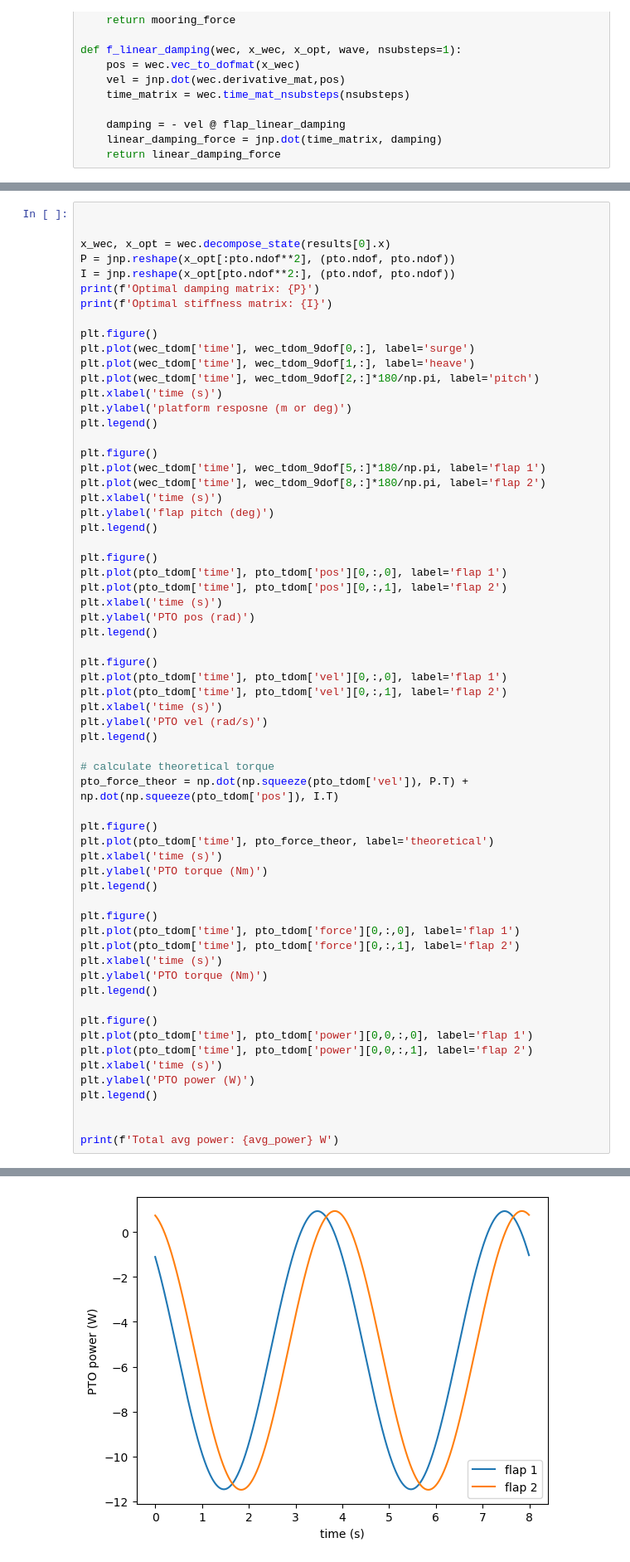
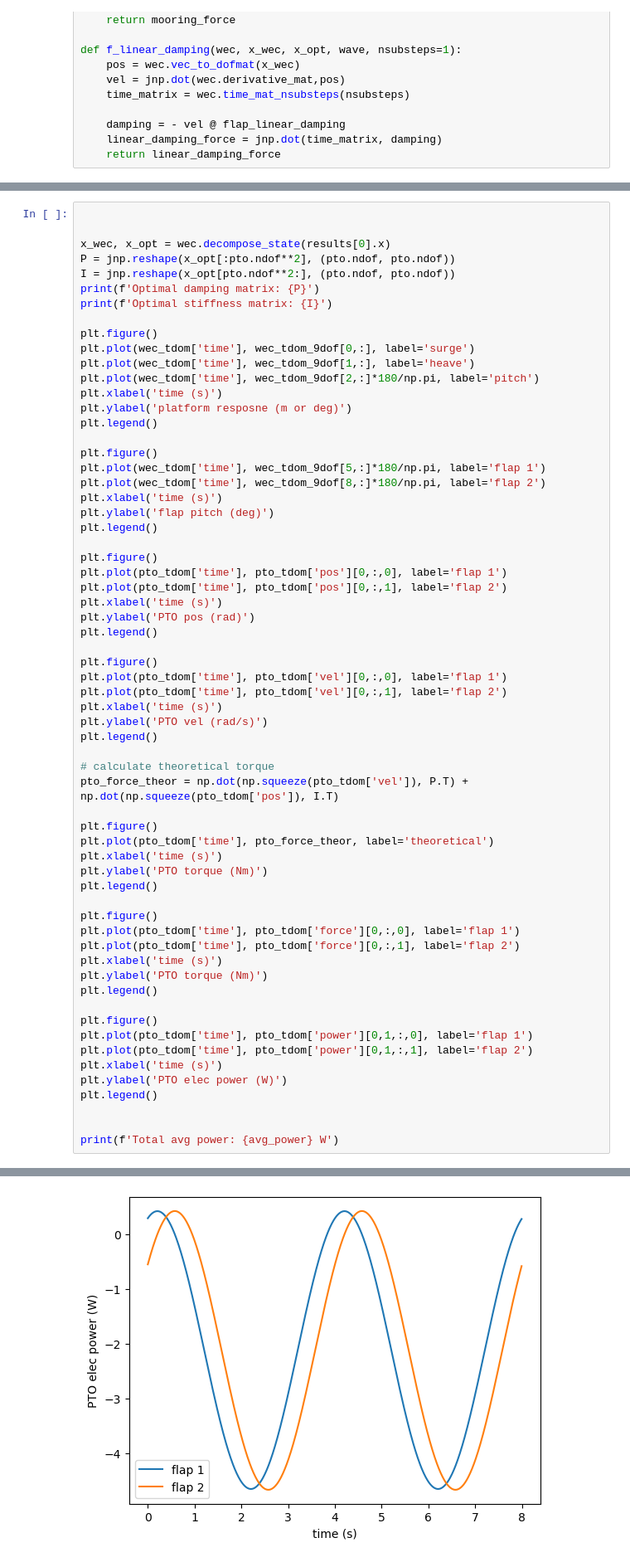
Before and after one commit to jtgrasb/WecOptTool, a Jupyter notebook: examples/FOSWEC_M4E/FOSWEC_M4E_PI_study.ipynb, the cells around one changed output, grey strips where cells are left out. Shown at 83% size. Drawn from its saved outputs; the diff is of its cells as text.

```diff
--- a/examples/FOSWEC_M4E/FOSWEC_M4E_PI_study.ipynb
+++ b/examples/FOSWEC_M4E/FOSWEC_M4E_PI_study.ipynb
@@ -630,10 +672,10 @@ plt.ylabel('PTO torque (Nm)')
 plt.legend()
 
 plt.figure()
-plt.plot(pto_tdom['time'], pto_tdom['power'][0,0,:,0], label='flap 1')
-plt.plot(pto_tdom['time'], pto_tdom['power'][0,0,:,1], label='flap 2')
+plt.plot(pto_tdom['time'], pto_tdom['power'][0,1,:,0], label='flap 1')
+plt.plot(pto_tdom['time'], pto_tdom['power'][0,1,:,1], label='flap 2')
 plt.xlabel('time (s)')
-plt.ylabel('PTO power (W)')
+plt.ylabel('PTO elec power (W)')
 plt.legend()
 
 
@@ -656 +698 @@ Total avg power: [[ -9.68304372]
-[figure, old version]
+[figure, new version]
```
Also changed, not shown: parts of 7 cells of this notebook, 9 other files.
